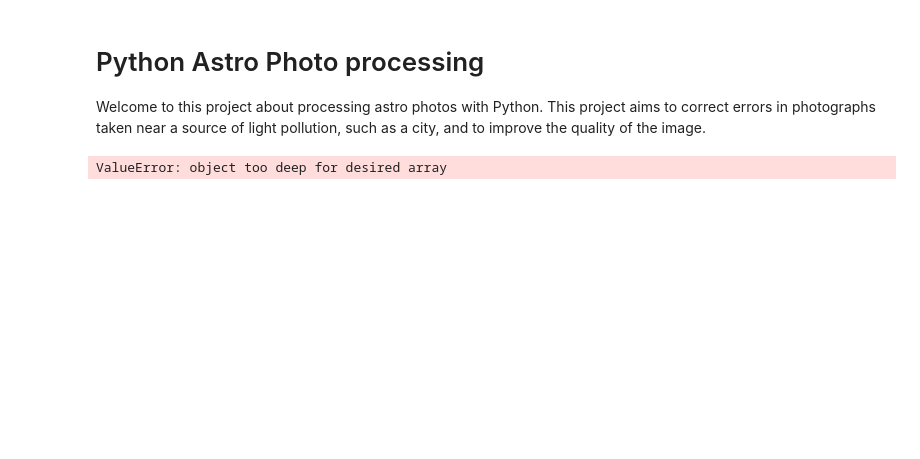
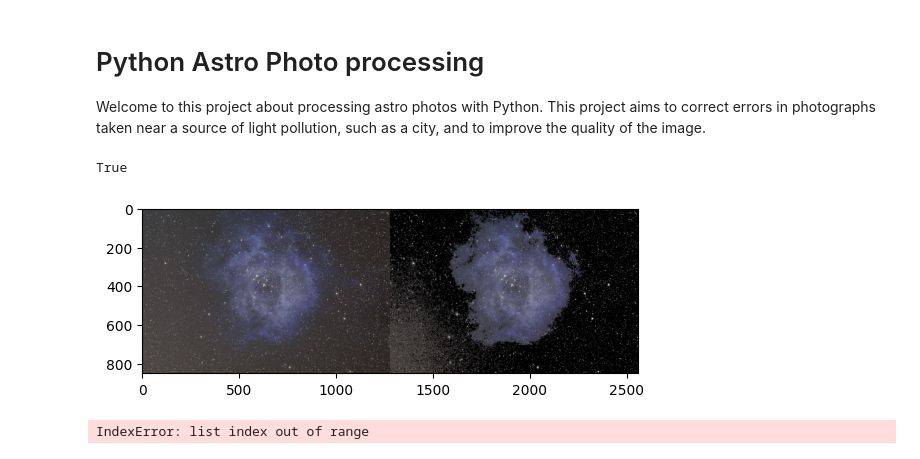
Before and after one commit to Colnup/astro-ratio, a Jupyter notebook: testing.ipynb, the cells around one changed output. Cells and saved outputs as stored; diff of their text form; code cells hidden in the pictures; blank space fills up the shorter version.

```diff
--- a/testing.ipynb
+++ b/testing.ipynb
@@ -10,34 +10,58 @@ import matplotlib.pyplot as plt
 # %%
 # Chargement de l'image
 
-INPUT_FILE = 'img/input/barnard_stacked_gradient.png'
+# INPUT_FILE = 'img/input/barnard_stacked_gradient.png'
+INPUT_NAME = "image0.jpg"
+INPUT_FILE = f"img/gradient/{INPUT_NAME}"
 
 img = cv2.imread(INPUT_FILE)
 # %%
 # Method 1 : Value threshold (HSV)
 
 # Advantages: Easy to implement, fast, works well in most cases
 # Disadvantages: Can remove bright pixels in the image
 
-OUTPUT_FILE = 'img/output/barnard_stacked_gradient_threshold.png'
+OUTPUT_FILE = f'img/output/{INPUT_NAME}_value_threshold.png'
+
 
 # ----------------------------
 
-mask = cv2.cvtColor(img, cv2.COLOR_BGR2HSV)
-# Filter out brightest pixels
-mask = cv2.inRange(mask, (0, 0, 0), (255, 255, 200))
+def value_threshold(mask_val:int):
+    mask = cv2.cvtColor(img, cv2.COLOR_BGR2HSV)
+    # Filter out brightest pixels
+    mask = cv2.inRange(mask, (0, 0, 0), (255, 255, mask_val))
 
-# Substract mask from image
-mask = cv2.bitwise_not(mask)
-res = cv2.bitwise_and(img, img, mask=mask)
+    # Substract mask from image
+    mask = cv2.bitwise_not(mask)
+    res = cv2.bitwise_and(img, img, mask=mask)
+    return res
 
 
-# Compare original and result
-plt.imshow(np.hstack((img, res)))
+res = value_threshold(70)
+plt.imshow(np.hstack([img, res]))
+
+cv2.imwrite(OUTPUT_FILE, res)
 
 
-# save img to output folder
-cv2.imwrite('img/output/barnard_stacked_gradient_value_clip.png', res)
+# # save img to output folder
+# cv2.imwrite(OUTPUT_FILE, res)
+
+# Generate frames
+# RANGE = range(0,255)
+# frames = []
+# for i in RANGE:
+#     print(i)
+#     MAX_VAL = i
+#     res = value_threshold(MAX_VAL)
+#     frames.append(res)
+
+# # Generate gif
+# from PIL import Image
+# frames = [Image.fromarray(cv2.cvtColor(frame, cv2.COLOR_BGR2RGB)) for frame in frames]
+# frames[0].save('img/output/barnard_stacked_gradient_threshold.gif', format='GIF', append_images=frames[1:], save_all=True, duration=100, loop=0)
+# %% [output]
+True
+[figure, added]
 # %%
 # Method 2 : Edge detection surface removal
 
@@ -82,4 +106,4 @@ res = cv2.cvtColor(res, cv2.COLOR_BGR2HSV)
 # save img to output folder
 cv2.imwrite(OUTPUT_FILE, res)
 # %% [output]
-ValueError: object too deep for desired array
+IndexError: list index out of range
```
Also changed, not shown: parts of 5 cells of this notebook, 6 other files.
